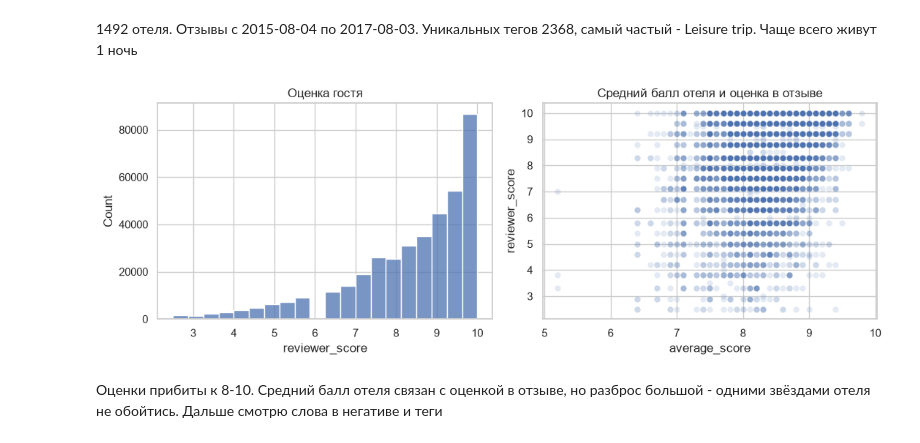
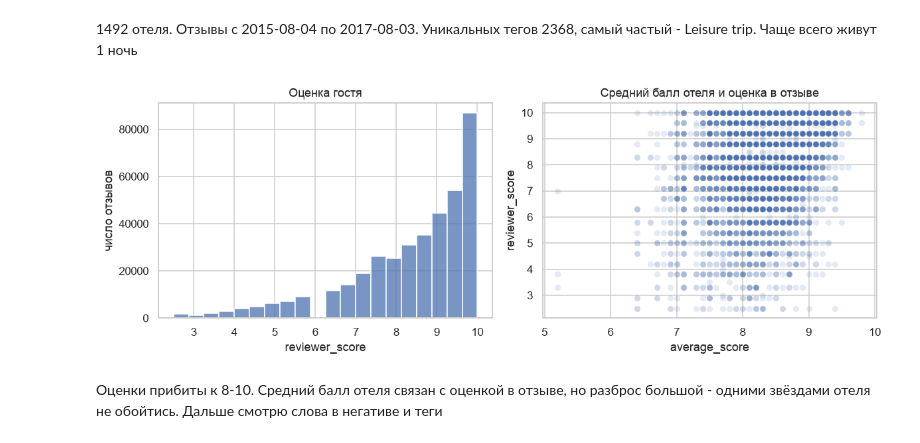
Before and after one commit to rubye13/projects, a Jupyter notebook: project_3/EDA_Project_3_model.ipynb, the cells around one changed output. Drawn from its saved outputs; the diff is of its cells as text; code cells hidden in the pictures.

```diff
--- a/project_3/EDA_Project_3_model.ipynb
+++ b/project_3/EDA_Project_3_model.ipynb
@@ -98,19 +102,23 @@ Name: count, dtype: int64
 # %%
 fig, axes = plt.subplots(1, 2, figsize=(11, 4))
 sns.histplot(hotels["reviewer_score"], bins=20, ax=axes[0])
 axes[0].set_title("Оценка гостя")
+axes[0].set_xlabel("reviewer_score")
+axes[0].set_ylabel("число отзывов")
 sns.scatterplot(
     data=hotels.sample(8000, random_state=42),
     x="average_score",
     y="reviewer_score",
     alpha=0.15,
     ax=axes[1],
 )
 axes[1].set_title("Средний балл отеля и оценка в отзыве")
+axes[1].set_xlabel("average_score")
+axes[1].set_ylabel("reviewer_score")
 plt.tight_layout()
 plt.show()
 # %% [output]
-[figure, old version]
+[figure, new version]
 # %% [markdown]
 Оценки прибиты к 8-10. Средний балл отеля связан с оценкой в отзыве, но разброс большой - одними звёздами отеля не обойтись. Дальше смотрю слова в негативе и теги
 # %% [markdown]
```
Also changed, not shown: parts of 23 cells of this notebook, 2 other files.
